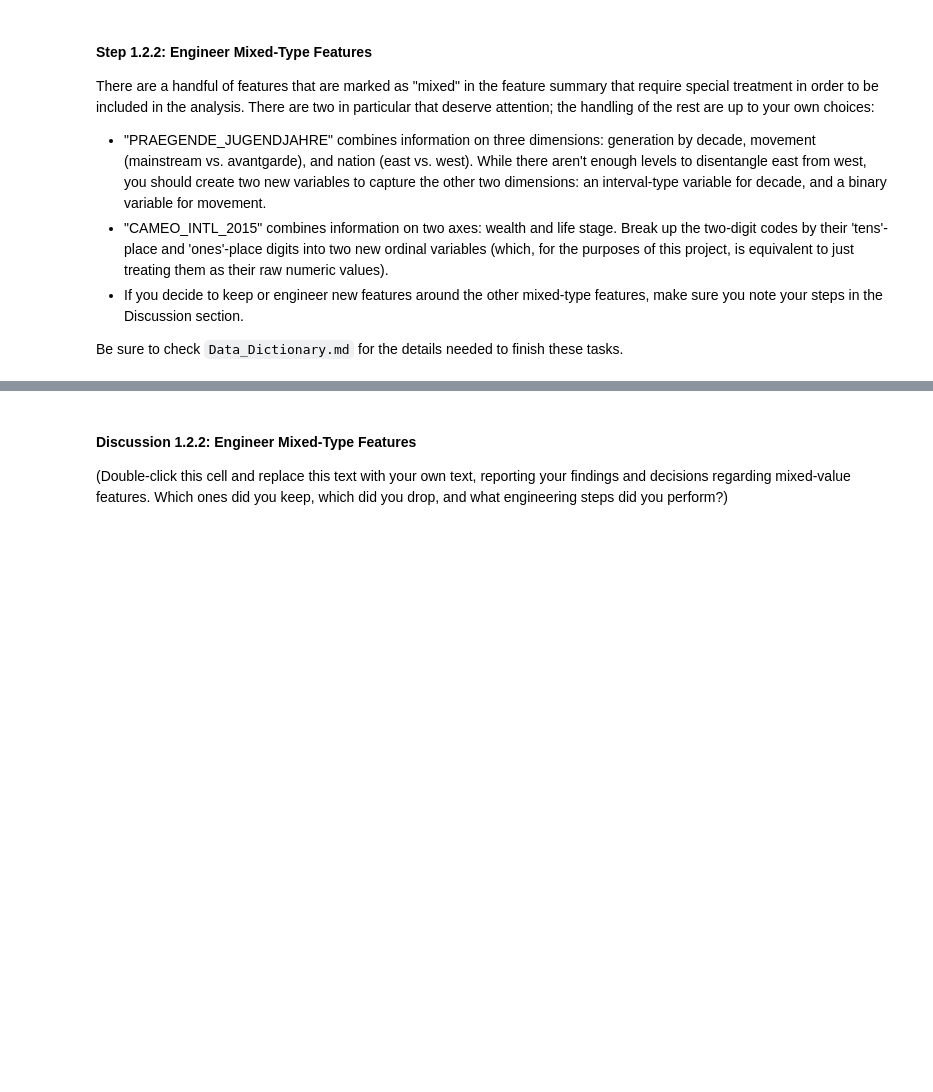
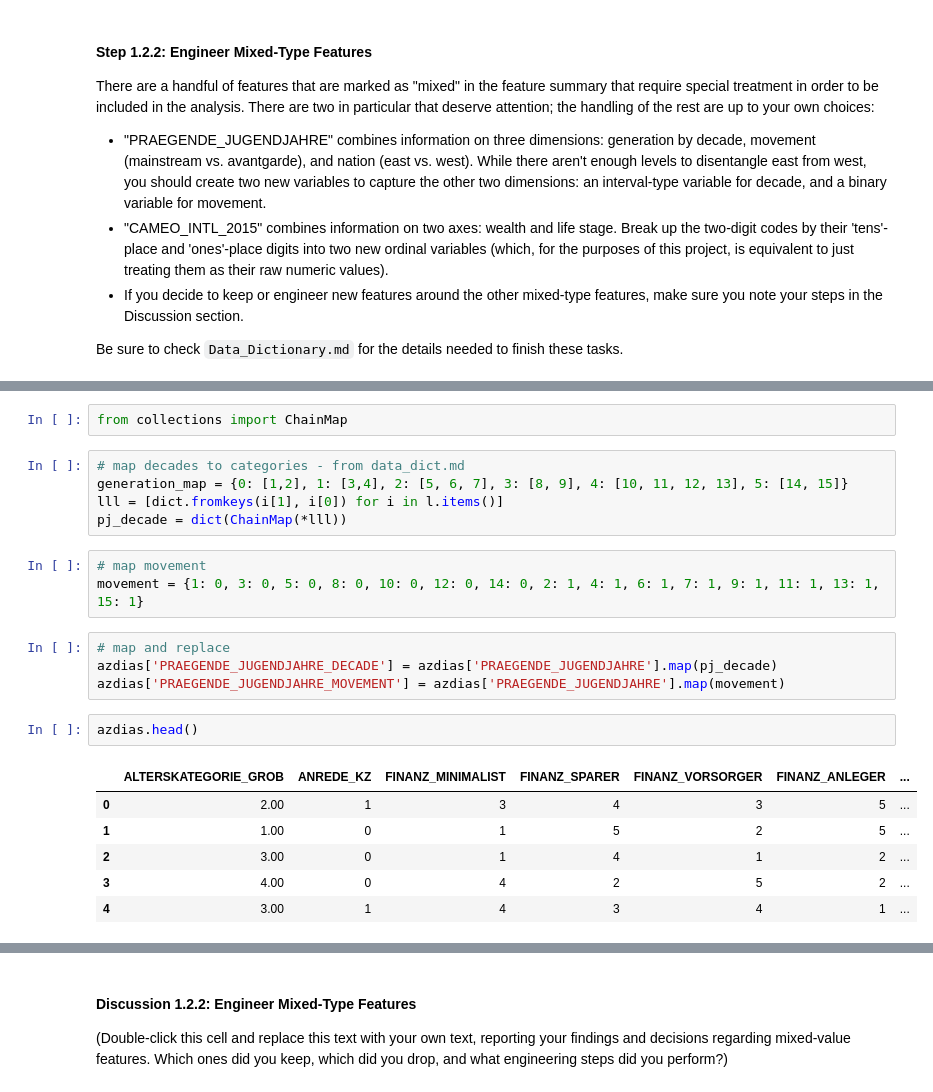
Before and after one commit to marooned20/identify-customer-segments, a Jupyter notebook: Identify_Customer_Segments.ipynb, the cells around one changed output, grey strips where cells are left out. Saved outputs shown, nothing was run; the diff lists cells and outputs as text; blank space fills up the shorter version.

```diff
--- a/Identify_Customer_Segments.ipynb
+++ b/Identify_Customer_Segments.ipynb
@@ -425,0 +459,23 @@ Be sure to check `Data_Dictionary.md` for the details needed to finish these tas
+# %%
+from collections import ChainMap
+# %%
+# map decades to categories - from data_dict.md
+generation_map = {0: [1,2], 1: [3,4], 2: [5, 6, 7], 3: [8, 9], 4: [10, 11, 12, 13], 5: [14, 15]}
+lll = [dict.fromkeys(i[1], i[0]) for i in l.items()]
+pj_decade = dict(ChainMap(*lll))
+# %%
+# map movement
+movement = {1: 0, 3: 0, 5: 0, 8: 0, 10: 0, 12: 0, 14: 0, 2: 1, 4: 1, 6: 1, 7: 1, 9: 1, 11: 1, 13: 1, 15: 1}
+# %%
+# map and replace
+azdias['PRAEGENDE_JUGENDJAHRE_DECADE'] = azdias['PRAEGENDE_JUGENDJAHRE'].map(pj_decade)
+azdias['PRAEGENDE_JUGENDJAHRE_MOVEMENT'] = azdias['PRAEGENDE_JUGENDJAHRE'].map(movement)
+# %%
+azdias.head()
+# %% [output]
+|  | ALTERSKATEGORIE_GROB | ANREDE_KZ | FINANZ_MINIMALIST | FINANZ_SPARER | FINANZ_VORSORGER | FINANZ_ANLEGER | ... |
+| 0 | 2.00 | 1 | 3 | 4 | 3 | 5 | ... |
+| 1 | 1.00 | 0 | 1 | 5 | 2 | 5 | ... |
+| 2 | 3.00 | 0 | 1 | 4 | 1 | 2 | ... |
+| 3 | 4.00 | 0 | 4 | 2 | 5 | 2 | ... |
+| 4 | 3.00 | 1 | 4 | 3 | 4 | 1 | ... |
```
Also changed, not shown: parts of 10 cells of this notebook.
